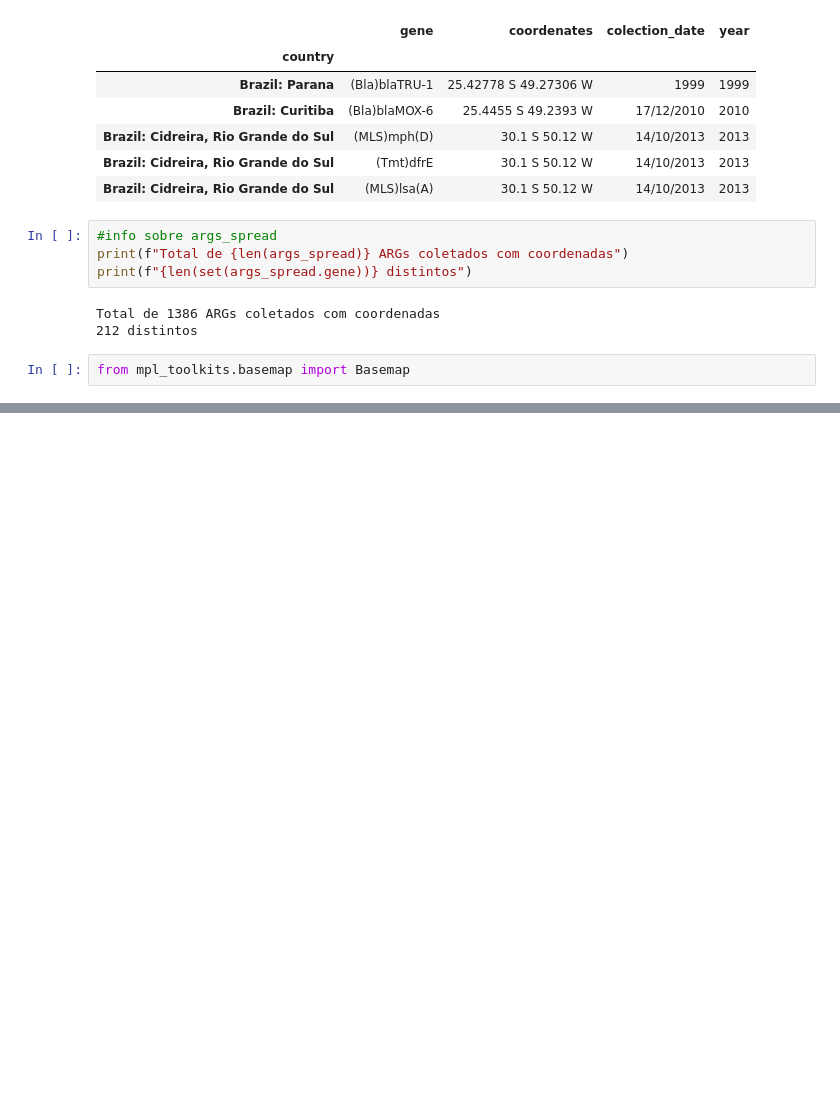
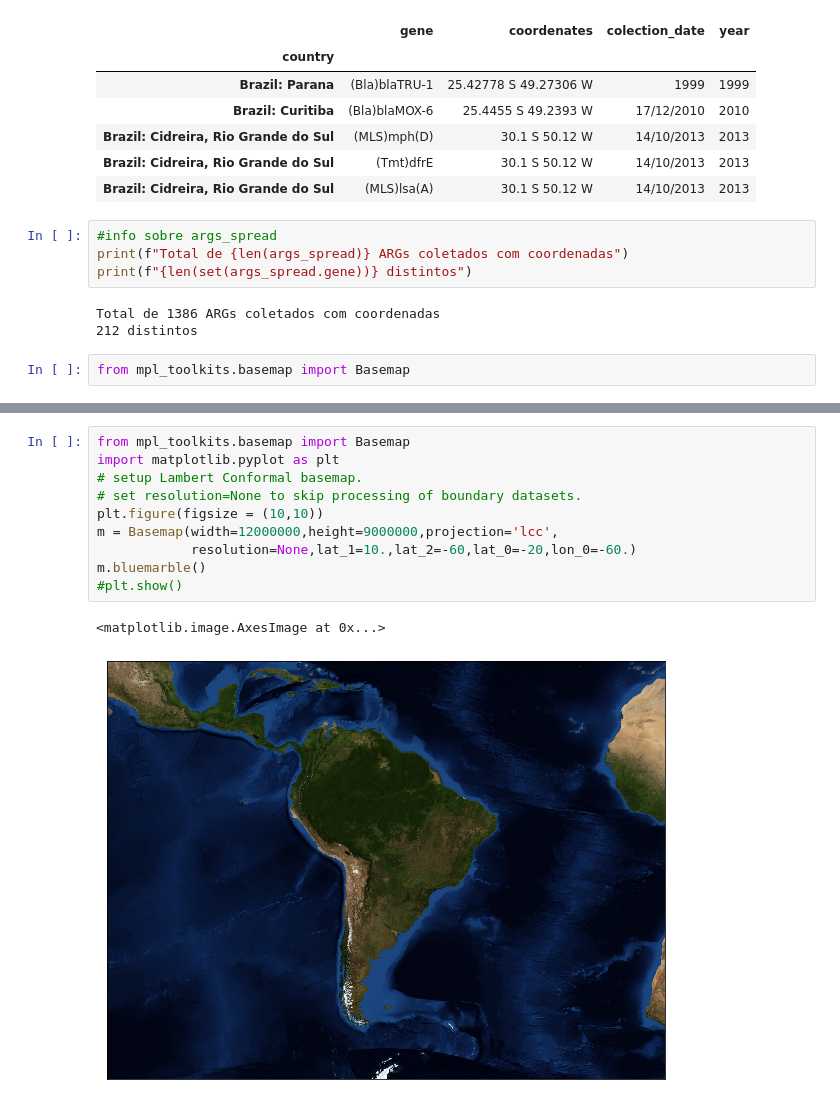
Before and after one commit to tiagocabralborelli/ARG-Sentinel, a Jupyter notebook: codebrazil.ipynb, the cells around one changed output, grey strips where cells are left out. Drawn from its saved outputs; the diff is of its cells as text; blank space fills up the shorter version.

```diff
--- a/codebrazil.ipynb
+++ b/codebrazil.ipynb
@@ -178,3 +176,16 @@ map.drawmapboundary(fill_color='cyan')
 plt.show()
 # %% [output]
 [figure]
+# %%
+from mpl_toolkits.basemap import Basemap
+import matplotlib.pyplot as plt
+# setup Lambert Conformal basemap.
+# set resolution=None to skip processing of boundary datasets.
+plt.figure(figsize = (10,10))
+m = Basemap(width=12000000,height=9000000,projection='lcc',
+            resolution=None,lat_1=10.,lat_2=-60,lat_0=-20,lon_0=-60.)
+m.bluemarble()
+#plt.show()
+# %% [output]
+<matplotlib.image.AxesImage at 0x...>
+[figure, added]
```
Also changed, not shown: parts of 1 cell of this notebook.
